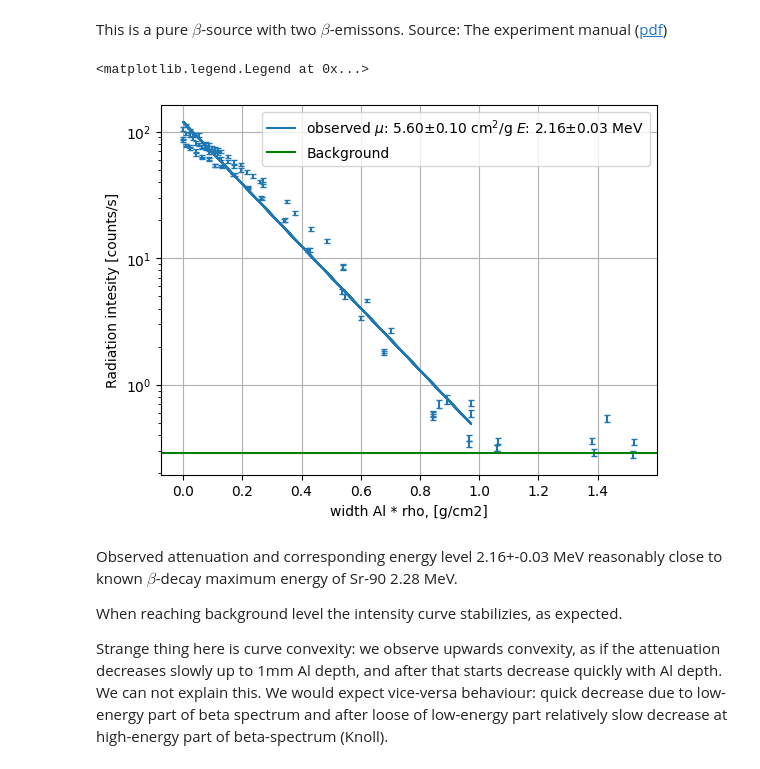
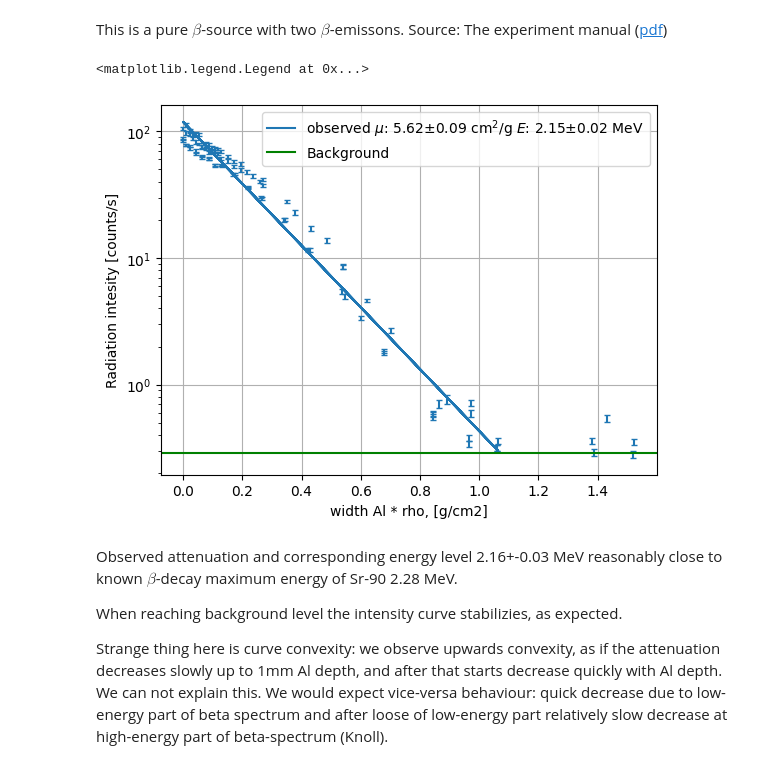
Before and after one commit to evgeny-kolonsky/Lab4, a Jupyter notebook: NU/Attenuation_model.ipynb, the cells around one changed output. Drawn from its saved outputs; the diff is of its cells as text; code cells hidden in the pictures.

```diff
--- a/NU/Attenuation_model.ipynb
+++ b/NU/Attenuation_model.ipynb
@@ -652,35 +648,35 @@ for num in [4, 5, 6, 3]:
 d = d * 1e-1 # mm -> cm
 delta = 1/np.sqrt(counts) # relative error
 I = counts / time
 I_rel = I / 1 # relative
 I_err = delta * I_rel
 
 d_rho = d * RHO['Al']
 
 plt.errorbar(d_rho, I_rel, capsize=2, yerr=I_err, linestyle='')
 
-WIDTH = 1.0 # g/cm2
+WIDTH = 1.1 # g/cm2
 condition = d_rho <= WIDTH # exponential decay part
 mu_rho, mu_rho_err, fit = get_murho(condition, d_rho, I_rel)
 energy_interval = energy_interpolate([mu_rho-mu_rho_err, mu_rho+mu_rho_err], 'Al', 'beta')
 energy = np.mean(energy_interval)
 energy_err = np.abs(energy_interval[0] - energy_interval[1])/2
 mu_txt = f'$\mu$: {mu_rho:.2f}±{mu_rho_err:.2f} cm$^2$/g'
 en_txt = f'$E$: {energy:.2f}±{energy_err:.2f} MeV'
 plt.plot(d_rho[condition], np.exp(fit.intercept + fit.slope * d_rho[condition]),
           color=plt.gca().lines[-1].get_color(), # get last color
           label=fr'observed {mu_txt} {en_txt}')
 
 plt.axhline(I_background, color='green', label='Background')
 
 plt.yscale('log')
 plt.xlabel('width Al * rho, [g/cm2]')
 plt.ylabel(r'Radiation intesity [counts/s]')
 plt.grid()
 plt.legend()
 # %% [output]
 <matplotlib.legend.Legend at 0x...>
-[figure, old version]
+[figure, new version]
 # %% [markdown]
 Observed attenuation and corresponding energy level 2.16+-0.03 MeV reasonably close to known $\beta$-decay maximum energy of Sr-90 2.28 MeV.
 
```
Also changed, not shown: parts of 9 cells of this notebook.
